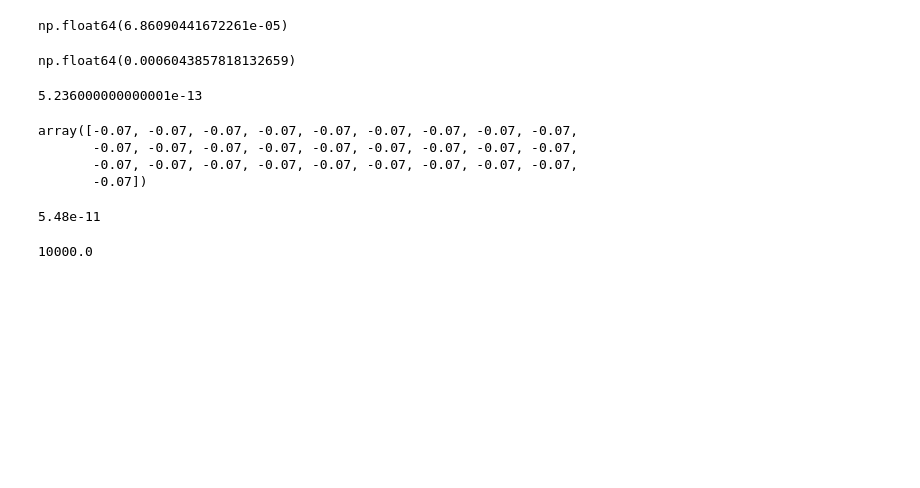
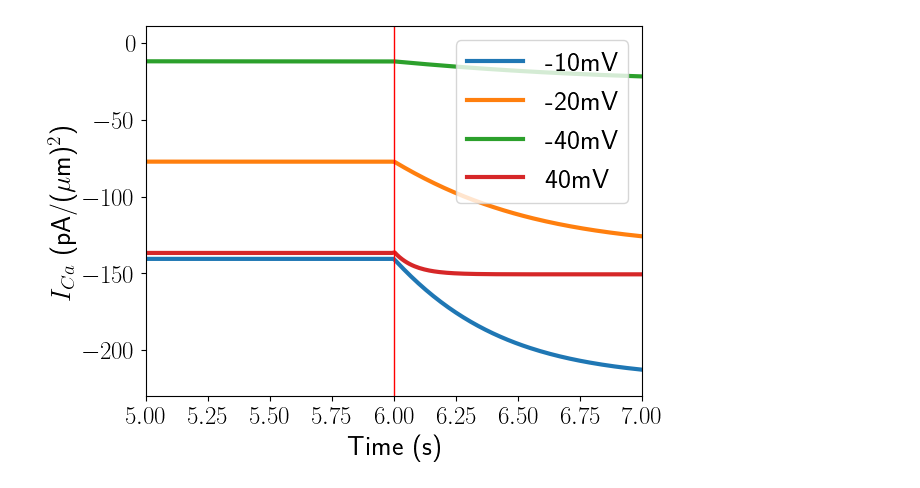
Before and after one commit to dizzyinez/math-neuro-final-project, a Jupyter notebook: VGCC.ipynb, the cells around one changed output. Cells and saved outputs as stored; diff of their text form; code cells hidden in the pictures; blank space fills up the shorter version.

```diff
--- a/VGCC.ipynb
+++ b/VGCC.ipynb
@@ -134,27 +143,47 @@ plt.plot(sol.t, sol.y[0])
-# %%
-J_NCX(-.07)
-# %% [output]
-np.float64(6.86090441672261e-05)
-# %%
-current_to_molar_per_second(I_Ca(-0.07, Ca_conc_cyto_0, o_hat(-0.07)), 2)
-# %% [output]
-np.float64(0.0006043857818132659)
-# %%
-V_neuron_L
-# %% [output]
-5.236000000000001e-13
-# %%
-sol.y[0]
-# %% [output]
-array([-0.07, -0.07, -0.07, -0.07, -0.07, -0.07, -0.07, -0.07, -0.07,
-       -0.07, -0.07, -0.07, -0.07, -0.07, -0.07, -0.07, -0.07, -0.07,
-       -0.07, -0.07, -0.07, -0.07, -0.07, -0.07, -0.07, -0.07, -0.07,
-       -0.07])
-# %%
-V_neuron
-# %% [output]
-5.48e-11
-# %%
-10e3
-# %% [output]
-10000.0
+# %%
+# integrate
+def dParams(t, params):
+    V = params[0]
+    o = params[1]
+    c = params[2]
+    if t <= 6:
+        z = 2
+    else:
+        z = 2.5
+
+    I = I_Ca(V, c, o)
+    return np.array([0, dodt(V, o, z, z_1), current_to_molar_per_second(I,2)])
+    #return np.array([0, dodt(V,o)])
+
+def get_res(V):
+    params_0 = np.array([V, 0, Ca_conc_cyto_0])
+    t_span = [0,12]
+    sol = solve_ivp(dParams, t_span, params_0, max_step = 0.01)
+    res = np.array(list(map(lambda x: I_Ca(x[0], Ca_conc_cyto_0, x[1]), zip(sol.y[0], sol.y[1]))))
+    return sol.t, res
+#params_0 = np.array([V_0, o_hat(V_0)])
+# %%
+t, res = get_res(-0.01)
+plt.plot(t, res, linewidth = 3, label=r"-10mV")
+t, res = get_res(-0.02)
+plt.plot(t, res, linewidth = 3, label=r"-20mV")
+t, res = get_res(-0.04)
+plt.plot(t, res, linewidth = 3, label=r"-40mV")
+t, res = get_res(0.04)
+plt.plot(t, res, linewidth = 3, label=r"40mV")
+plt.xlim([5,7])
+plt.legend(fontsize=20)
+plt.axvline(6, color="red", linewidth=1)
+plt.xlabel("Time (s)", fontsize=20)
+plt.ylabel(r"$I_{Ca}$ (pA/($\mu$m)$^2$)", fontsize=20)
+plt.xticks(fontsize=18)
+plt.yticks(fontsize=18)
+
+#params_0 = np.array([0.04, 0, Ca_conc_cyto_0])
+#t_span = [0,12]
+#sol = solve_ivp(dParams, t_span, params_0)
+#res = np.array(list(map(lambda x: I_Ca(x[0], Ca_conc_cyto_0, x[1])*10**-3, zip(sol.y[0], sol.y[1]))))
+#plt.plot(sol.t, res)
+();
+# %% [output]
+[figure, added]
```
Also changed, not shown: parts of 15 cells of this notebook, 2 other files.
